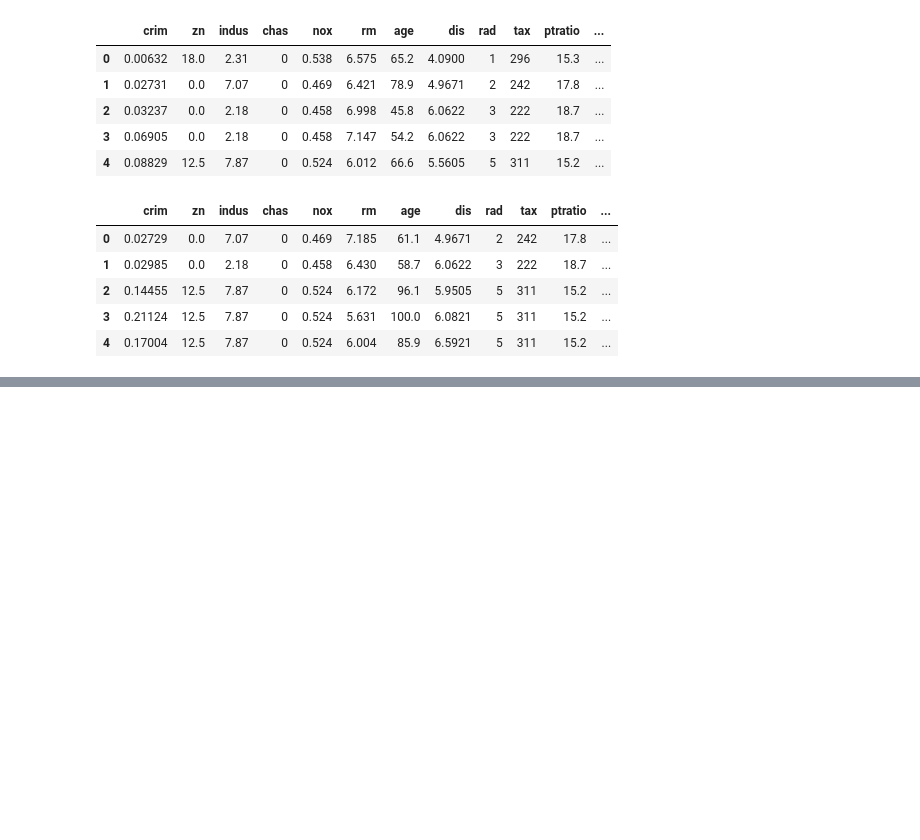
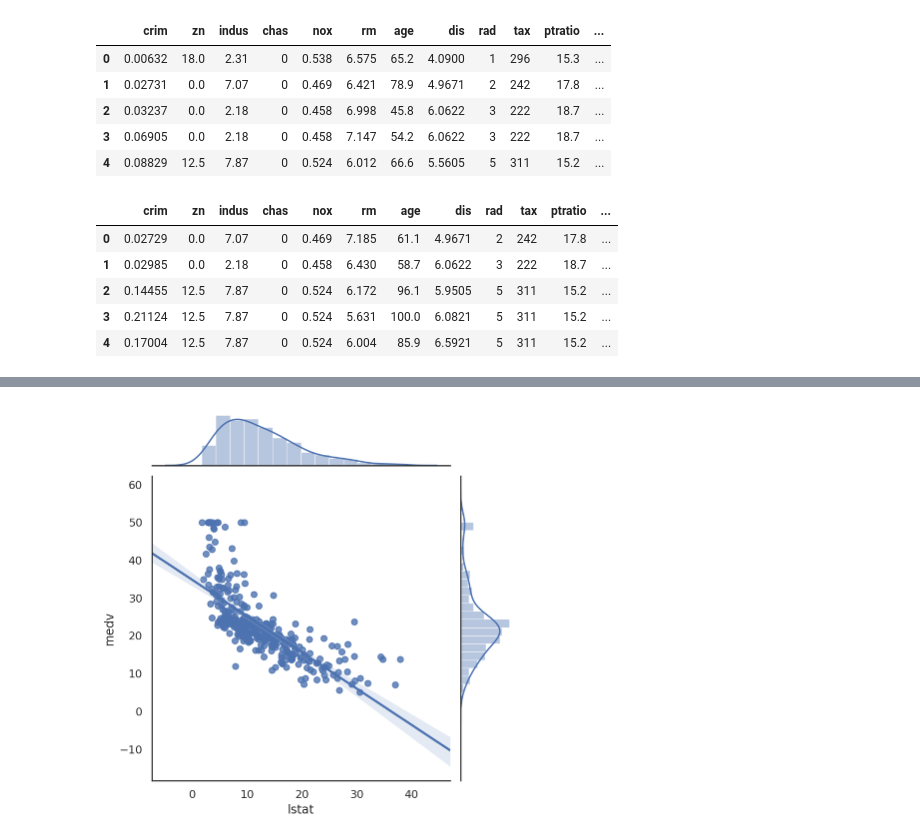
Before and after one commit to rose-n-dan/House-Price-Prediction, a Jupyter notebook: Project Documentation.ipynb, the cells around one changed output, grey strips where cells are left out. Drawn from its saved outputs; the diff is of its cells as text; code cells hidden in the pictures; blank space fills up the shorter version.

```diff
--- a/Project Documentation.ipynb
+++ b/Project Documentation.ipynb
@@ -86,0 +150,5 @@ test.head()
+# %%
+sns.jointplot(x=train['lstat'], y=train['medv'], kind='reg');
+#pearsonr(train['lstat'], train['medv']);
+# %% [output]
+[figure, added]
```
Also changed, not shown: parts of 8 cells of this notebook.
